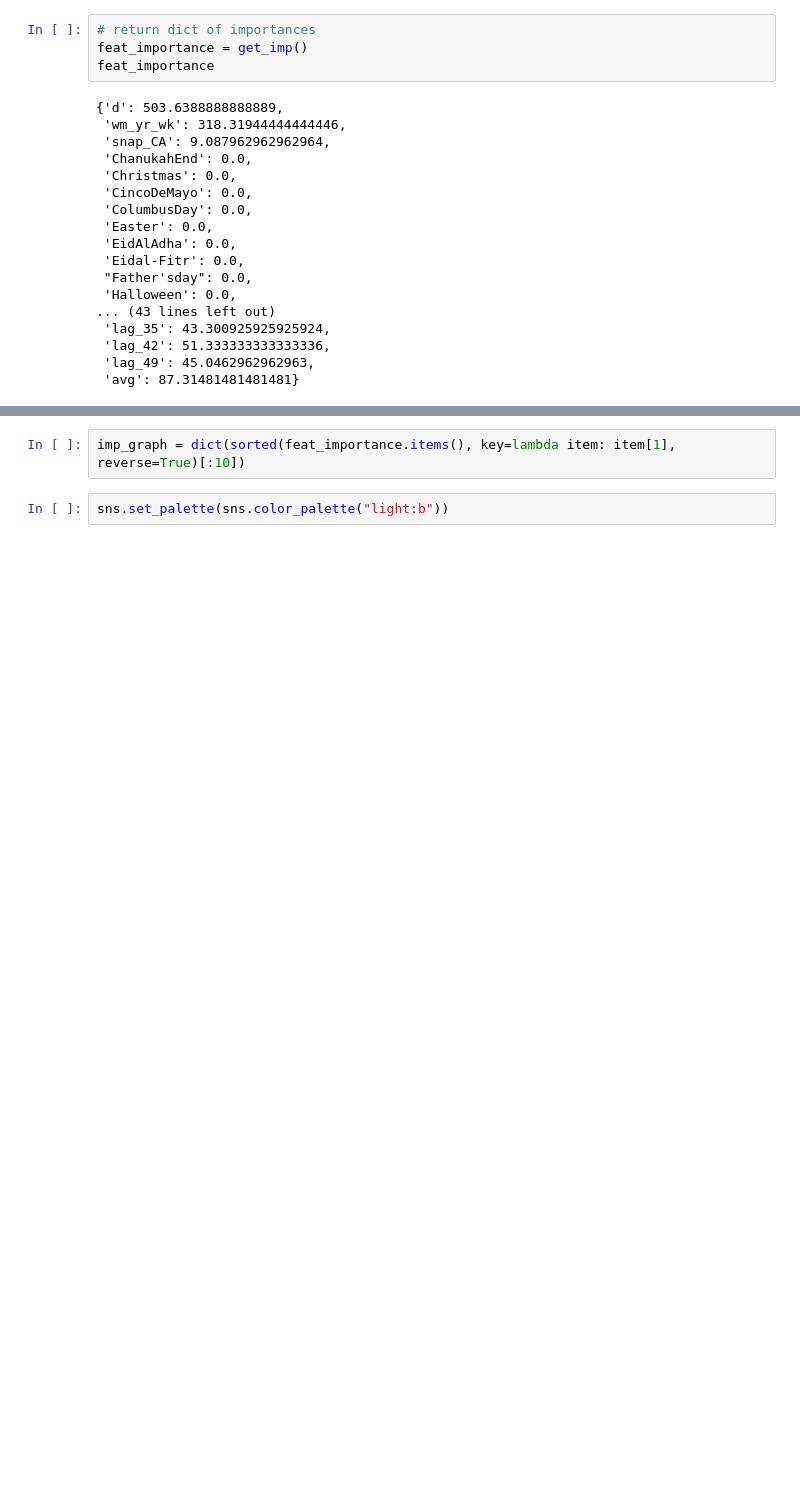
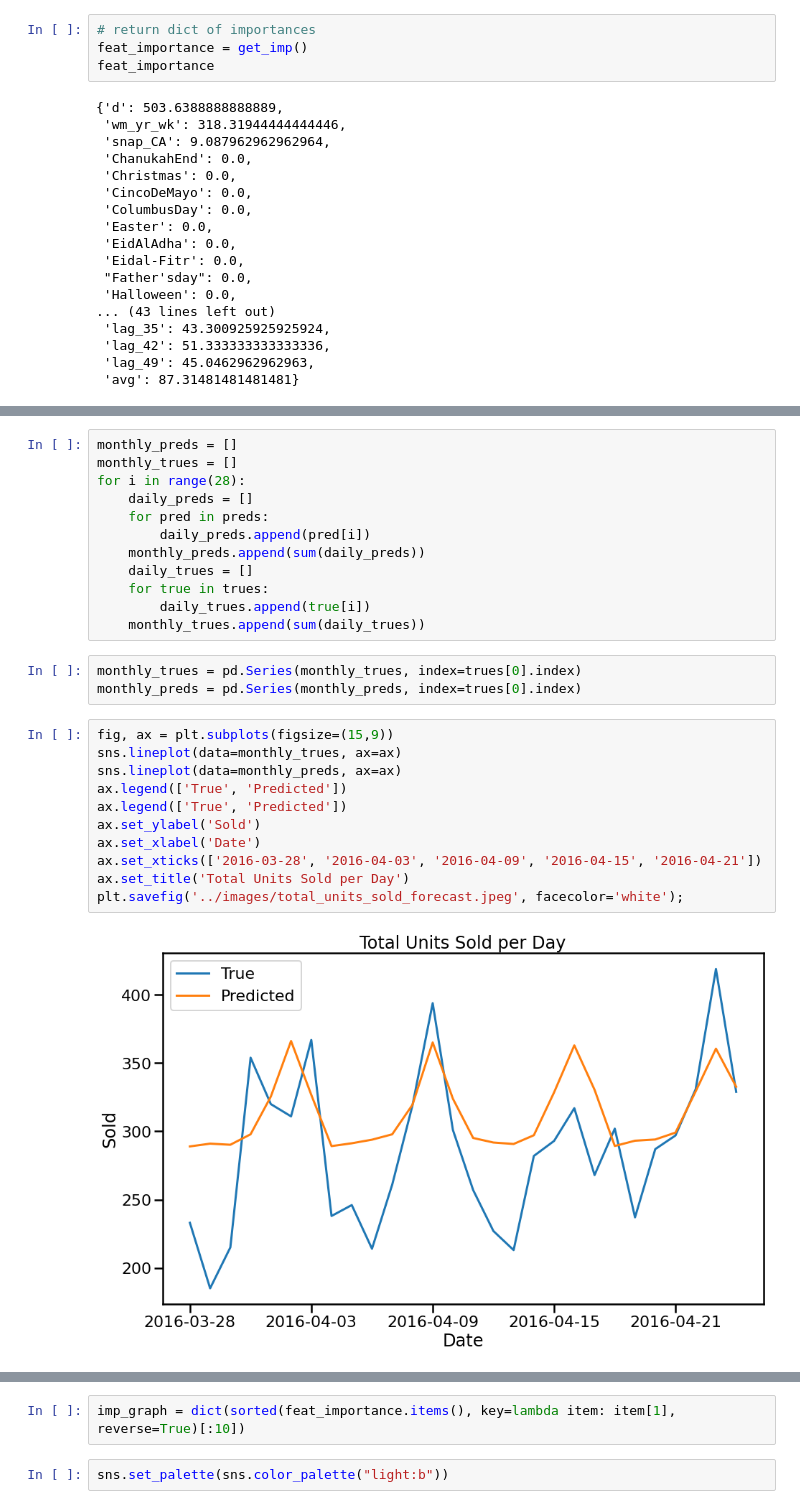
Before and after one commit to twood2015/Flatiron_Capstone, a Jupyter notebook: Working Notebooks/Modeling.ipynb, the cells around one changed output, grey strips where cells are left out. Drawn from its saved outputs; the diff is of its cells as text; blank space fills up the shorter version.

```diff
--- a/Working Notebooks/Modeling.ipynb
+++ b/Working Notebooks/Modeling.ipynb
@@ -900,0 +951,28 @@ plt.plot(test_scores)
+# %%
+monthly_preds = []
+monthly_trues = []
+for i in range(28):
+    daily_preds = []
+    for pred in preds:
+        daily_preds.append(pred[i])
+    monthly_preds.append(sum(daily_preds))
+    daily_trues = []
+    for true in trues:
+        daily_trues.append(true[i])
+    monthly_trues.append(sum(daily_trues))
+# %%
+monthly_trues = pd.Series(monthly_trues, index=trues[0].index)
+monthly_preds = pd.Series(monthly_preds, index=trues[0].index)
+# %%
+fig, ax = plt.subplots(figsize=(15,9))
+sns.lineplot(data=monthly_trues, ax=ax)
+sns.lineplot(data=monthly_preds, ax=ax)
+ax.legend(['True', 'Predicted'])
+ax.legend(['True', 'Predicted'])
+ax.set_ylabel('Sold')
+ax.set_xlabel('Date')
+ax.set_xticks(['2016-03-28', '2016-04-03', '2016-04-09', '2016-04-15', '2016-04-21'])
+ax.set_title('Total Units Sold per Day')
+plt.savefig('../images/total_units_sold_forecast.jpeg', facecolor='white');
+# %% [output]
+[figure, added]
```
Also changed, not shown: parts of 16 cells of this notebook, 3 other files.
